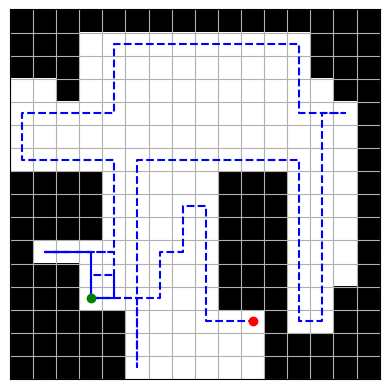
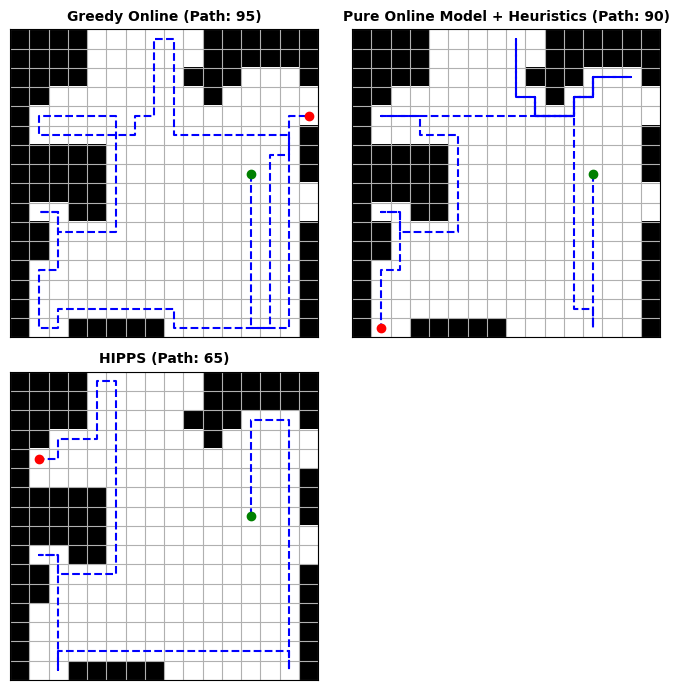
The change to this notebook cell's code, shown as a diff; its figure went from the first image to the second:
--- before
+++ after
@@ -1,12 +1,25 @@
-path_pred_line1, data_ = pred_path_greedy_online(trained_model, grid, start )
-print("Predicted Path Length:", len(path_pred_line1))
+fig, axes = plt.subplots(2, 2, figsize=(7, 7))
+
+# Algorithm 1: Greedy Online
+path_pred_line1, data_ = pred_path_greedy_online(trained_model, grid, start)
+plt.sca(axes[0, 0])
 plot_path(grid, path_pred_line1)
+axes[0, 0].set_title(f"Greedy Online (Path: {len(path_pred_line1)})", fontsize=10, fontweight='bold')
 
-path_pred_line = receding_horizon_astar_online(trained_model, grid, start )
-print("Predicted Path Length:", len(path_pred_line))
+# Algorithm 2: Receding Horizon A*
+path_pred_line = receding_horizon_astar_online(trained_model, grid, start)
+plt.sca(axes[0, 1])
 plot_path(grid, path_pred_line)
+axes[0, 1].set_title(f"Pure Online Model + Heuristics (Path: {len(path_pred_line)})", fontsize=10, fontweight='bold')
 
+# Algorithm 3: HIPPS
+path_pred_line = hipps_algorithm(trained_model, grid, start)
+plt.sca(axes[1, 0])
+plot_path(grid, path_pred_line)
+axes[1, 0].set_title(f"HIPPS (Path: {len(path_pred_line)})", fontsize=10, fontweight='bold')
 
-path_pred_line = hipps_algorithm(trained_model, grid, start )
-print("Predicted Path Length:", len(path_pred_line))
-plot_path(grid, path_pred_line)
+# Keep the 2x2 layout clean when only 3 plots are used
+axes[1, 1].axis('off')
+
+plt.tight_layout()
+plt.show()

Commit: plot_Chnages_and_simulated_gain_changes